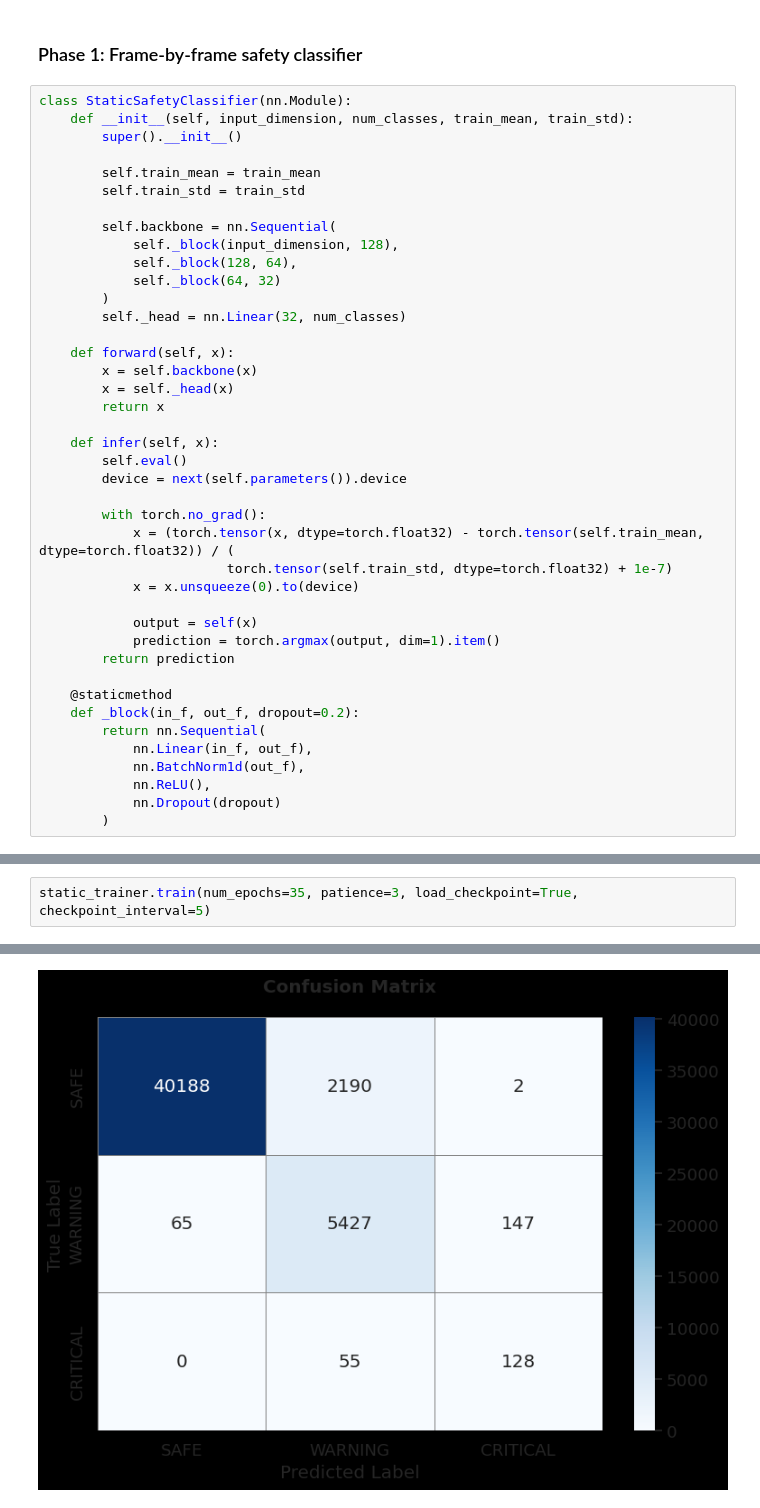
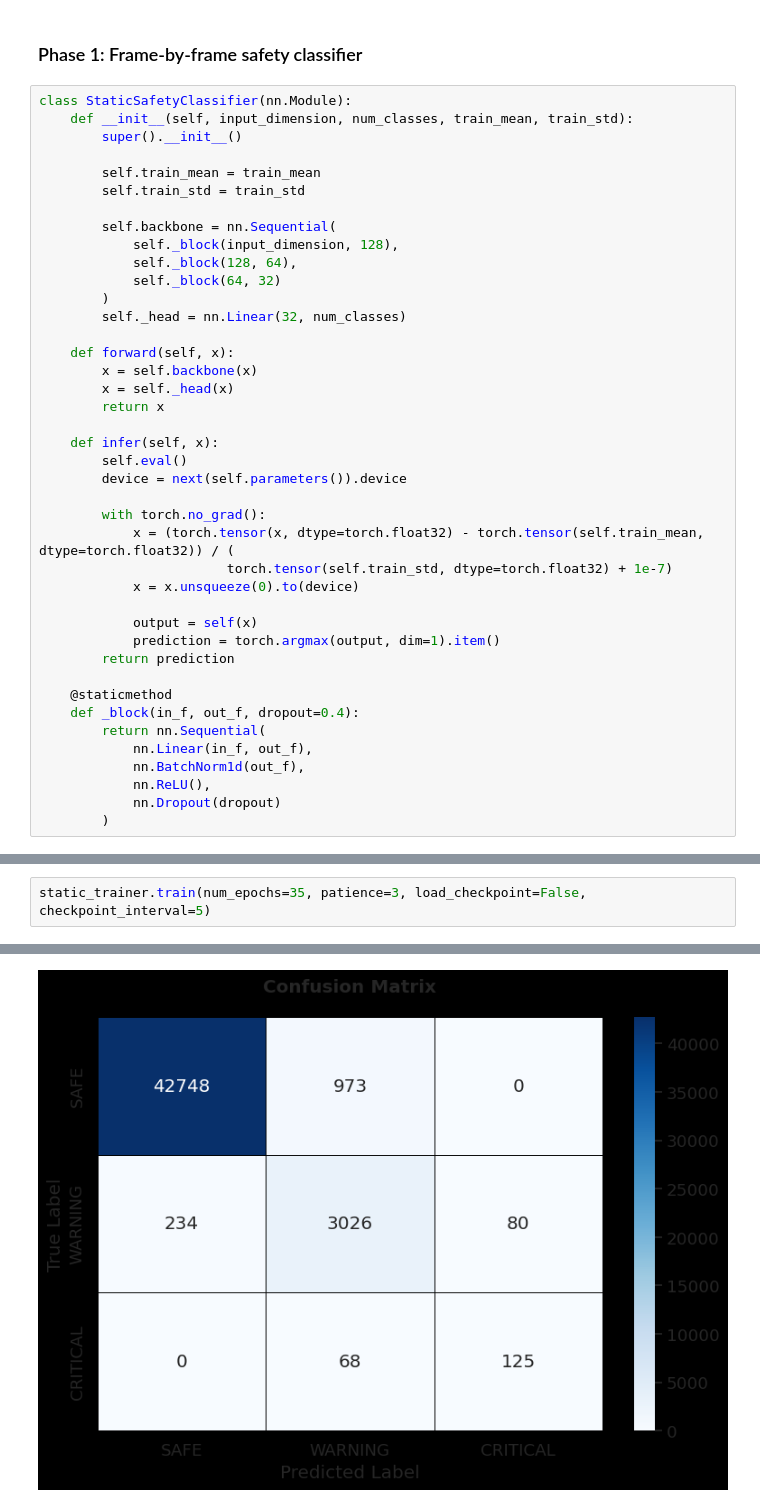
Before and after one commit to Bg735/MLVM_Project_2.7_25-26, a Jupyter notebook: models/Model.ipynb, the cells around one changed output, grey strips where cells are left out. Cells and saved outputs as stored; diff of their text form.

```diff
--- a/models/Model.ipynb
+++ b/models/Model.ipynb
@@ -368,7 +391,7 @@ class StaticSafetyClassifier(nn.Module):
         return prediction
 
     @staticmethod
-    def _block(in_f, out_f, dropout=0.2):
+    def _block(in_f, out_f, dropout=0.4):
         return nn.Sequential(
             nn.Linear(in_f, out_f),
             nn.BatchNorm1d(out_f),
@@ -477,3 +540,3 @@ Trainer initialized on device: cuda
 # %%
-static_trainer.train(num_epochs=35, patience=3, load_checkpoint=True, checkpoint_interval=5)
+static_trainer.train(num_epochs=35, patience=3, load_checkpoint=False, checkpoint_interval=5)
 # %% [output]
@@ -497,3 +560,3 @@ weighted avg       0.96      0.95      0.95     48202
-[figure, old version]
+[figure, new version]
 --- HISTORY ---
 Train loss:
```
Also changed, not shown: parts of 3 cells of this notebook, 1 other file.
